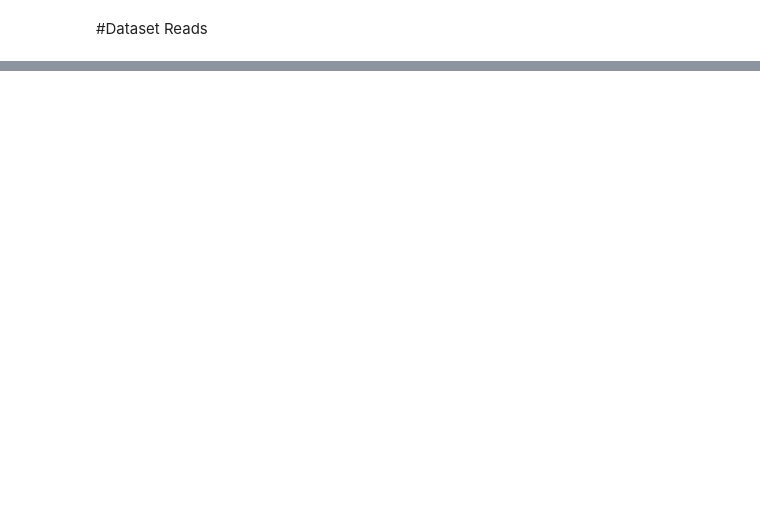
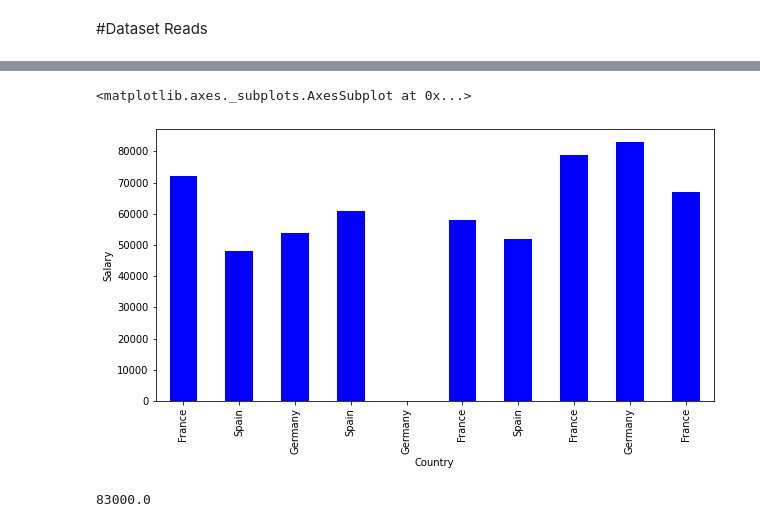
Before and after one commit to ekramasif/Basic-Machine-Learning, a Jupyter notebook: pd_np.ipynb, the cells around one changed output, grey strips where cells are left out. Cells and saved outputs as stored; diff of their text form; code cells hidden in the pictures; blank space fills up the shorter version.

```diff
--- a/pd_np.ipynb
+++ b/pd_np.ipynb
@@ -80,0 +69,16 @@ train_Data, test_Data, train_Out, test_Out = train_test_split(train_Data, train_
+# %%
+df.set_index('Country')["Salary"].plot.bar(
+    xlabel='Country',
+    ylabel='Salary',
+    rot=90,
+    figsize=(10,5),
+    fontsize=10,
+    color="blue"
+    )
+# %% [output]
+<matplotlib.axes._subplots.AxesSubplot at 0x...>
+[figure, added]
+# %%
+max(df['Salary'])
+# %% [output]
+83000.0
```
Also changed, not shown: parts of 14 cells of this notebook.
